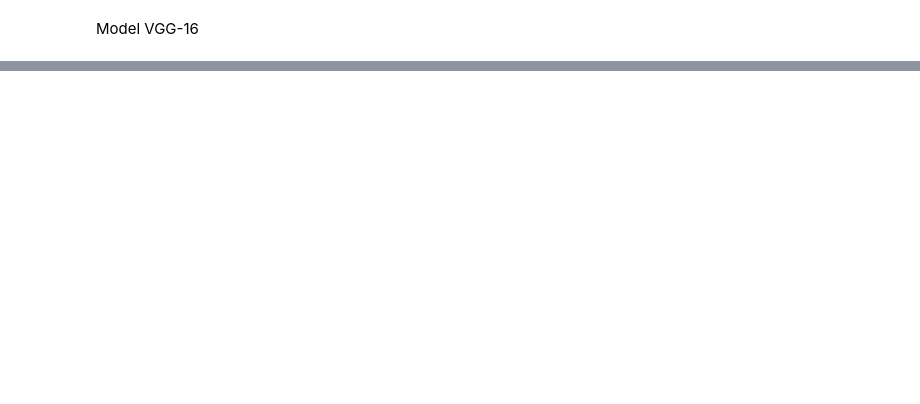
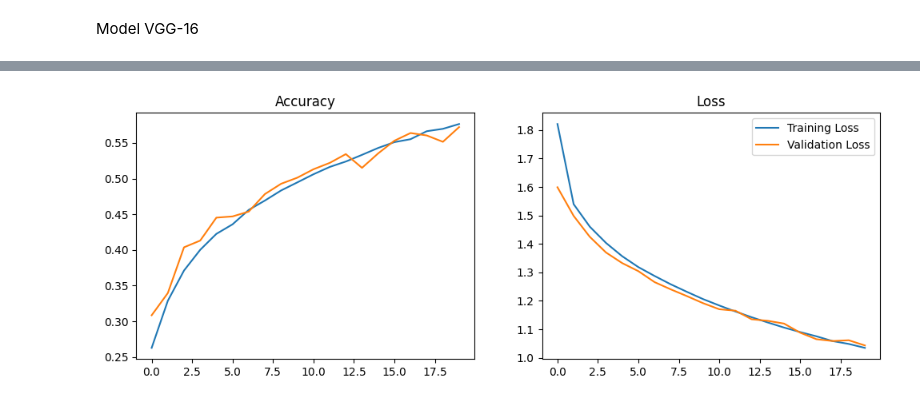
Before and after one commit to dave-andrew/Ocular-Disease-Recognition, a Jupyter notebook: codes/vgg_16.ipynb, the cells around one changed output, grey strips where cells are left out. Drawn from its saved outputs; the diff is of its cells as text; code cells hidden in the pictures; blank space fills up the shorter version.

```diff
--- a/codes/vgg_16.ipynb
+++ b/codes/vgg_16.ipynb
@@ -129,3 +126,6 @@ np.random.shuffle(x_normalized)
+# %%
+downsampled_images = [cv2.resize(image, (64, 64)) for image in x_expanded]
+x_normalized = np.array(downsampled_images).astype(np.float32) / 255.0
 # %% [markdown]
 Data Visualization
 # %%
@@ -167,14 +167,15 @@ Test data shape: (1538, 256, 256, 3) (1538,)
 # %%
 vgg16_model = VGG16(
   include_top=False,
-  weights='imagenet',
+  weights=None,
   input_tensor=None,
-  input_shape=(256, 256, 3),
+  input_shape=(64, 64, 3),
   pooling=None,
   classes=1000,
   classifier_activation="softmax",
 )
 # %%
+
 vgg16_model.trainable = False
 
 x = vgg16_model.output
@@ -183,7 +184,7 @@ x = Dense(1024, activation='relu')(x)
 predictions = Dense(len(categories), activation='softmax')(x)
 
 model = Model(inputs=vgg16_model.input, outputs=predictions, name='VGG16_Eye_Diseases_Classification')
-model.compile(optimizer='sgd', loss='sparse_categorical_crossentropy', metrics=['accuracy'])
+model.compile(optimizer='adam', loss='sparse_categorical_crossentropy', metrics=['accuracy'])
 # %%
 model.summary()
 # %% [output]
@@ -215,0 +233,17 @@ Epoch 1/20
+# %%
+plt.figure(figsize=(12, 4))
+plt.subplot(1, 2, 1)
+plt.plot(model.history.history['accuracy'], label='Training Accuracy')
+plt.plot(model.history.history['val_accuracy'], label='Validation Accuracy')
+plt.title('Accuracy')
+
+plt.subplot(1, 2, 2)
+plt.plot(model.history.history['loss'], label='Training Loss')
+plt.plot(model.history.history['val_loss'], label='Validation Loss')
+plt.title('Loss')
+
+plt.legend()
+
+plt.show()
+# %% [output]
+[figure, added]
```
Also changed, not shown: parts of 12 cells of this notebook, 4 other files.
